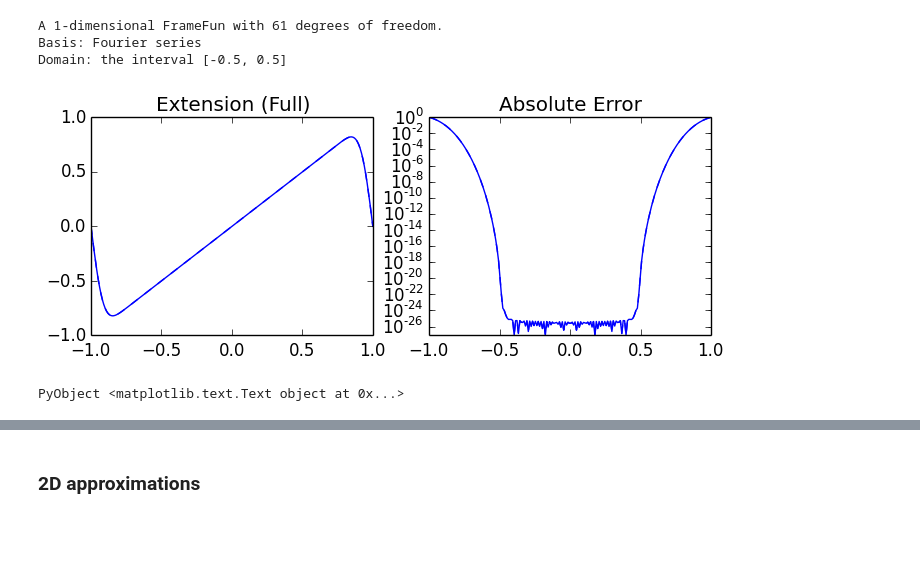
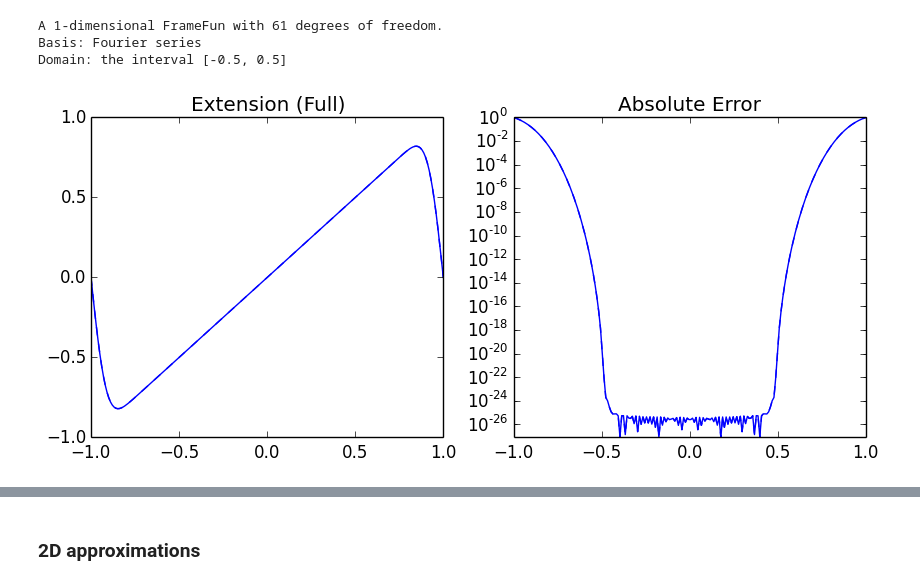
Before and after one commit to JuliaApproximation/FrameFun.jl, a Jupyter notebook: examples/FrameFunDemo.ipynb, the cells around one changed output, grey strips where cells are left out. Cells and saved outputs as stored; diff of their text form; code cells hidden in the pictures; blank space fills up the shorter version.

```diff
--- a/examples/FrameFunDemo.ipynb
+++ b/examples/FrameFunDemo.ipynb
@@ -103,8 +102,9 @@ A 1-dimensional FrameFun with 61 degrees of freedom.
 Basis: Fourier series
 Domain: the interval [-0.5, 0.5]
 # %%
-subplot(221); plot_expansion(Fh)
-subplot(222); plot_error(Fh,fh)
+figure(figsize=(10,4))
+subplot(121); plot_expansion(Fh)
+subplot(122); plot_error(Fh,fh)
+savefig("../images/highprecision.png")
 # %% [output]
-[figure, old version]
+[figure, new version]
-PyObject <matplotlib.text.Text object at 0x...>
```
Also changed, not shown: parts of 45 cells of this notebook, 1 other file.
